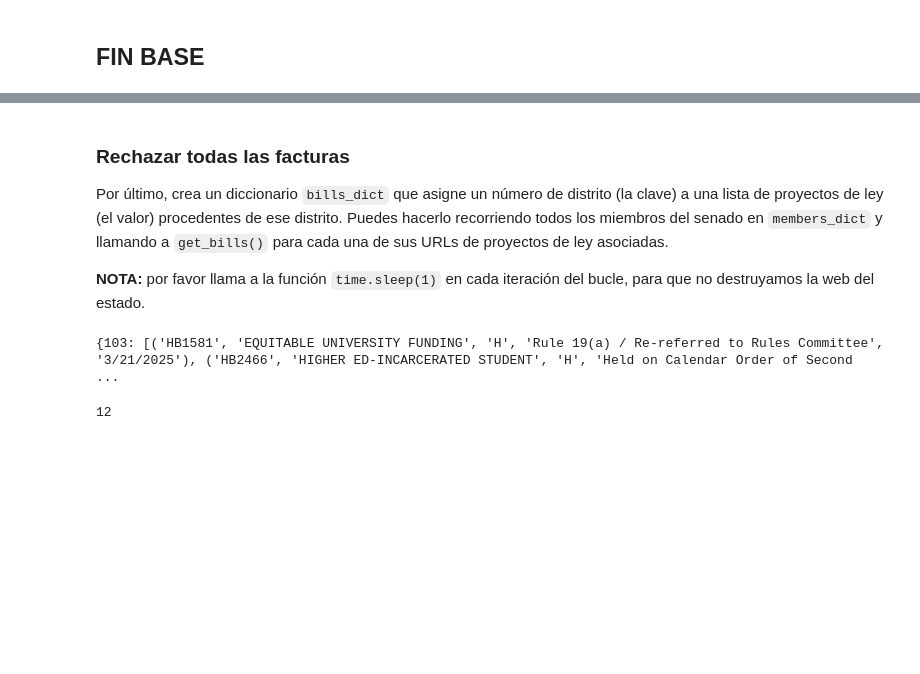
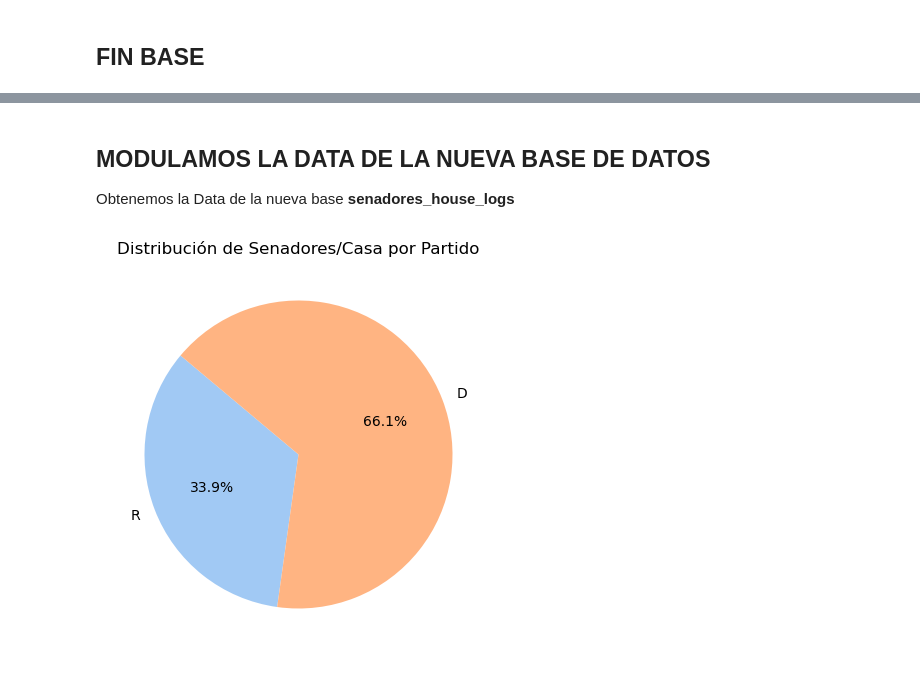
Before and after one commit to blassvelas1/CLASEFINAL, a Jupyter notebook: 02_web_scraping (1).ipynb, the cells around one changed output, grey strips where cells are left out. Drawn from its saved outputs; the diff is of its cells as text; code cells hidden in the pictures; blank space fills up the shorter version.

Commit message:
graficas

```diff
--- a/02_web_scraping (1).ipynb
+++ b/02_web_scraping (1).ipynb
@@ -865,6 +659,0 @@ get_bills(test_url)[0:5]
-# %% [markdown]
-### Rechazar todas las facturas
-
-Por último, crea un diccionario `bills_dict` que asigne un número de distrito (la clave) a una lista de proyectos de ley (el valor) procedentes de ese distrito. Puedes hacerlo recorriendo todos los miembros del senado en `members_dict` y llamando a `get_bills()` para cada una de sus URLs de proyectos de ley asociadas.
-
-**NOTA:** por favor llama a la función `time.sleep(1)` en cada iteración del bucle, para que no destruyamos la web del estado.
@@ -877,9 +660,43 @@ for member in senate_members[:5]:
-# %%
-print(bills_dict)
-# %% [output]
-{103: [('HB1581', 'EQUITABLE UNIVERSITY FUNDING', 'H', 'Rule 19(a) / Re-referred to Rules Committee', '3/21/2025'), ('HB2466', 'HIGHER ED-INCARCERATED STUDENT', 'H', 'Held on Calendar Order of Second  ...
-# %%
-# Uncomment to test your code
-len(bills_dict[103])
-# %% [output]
-12
+# %% [markdown]
+## **MODULAMOS LA DATA DE LA NUEVA BASE DE DATOS**
+Obtenemos la Data de la nueva base **senadores_house_logs**
+# %%
+import matplotlib.pyplot as plt
+import seaborn as sns
+import numpy as np
+import pandas as pd
+
+# Conectar a PostgreSQL y obtener los datos
+def get_data_from_db():
+    conn = psycopg2.connect(
+        database="senadores_house_logs",
+        user="postgres",
+        password="postgres",
+        host="localhost",
+        port="5432"
+    )
+    cursor = conn.cursor()
+
+    # Obtener distribución de senadores/casa por partido
+    cursor.execute("SELECT party, COUNT(*) FROM structured_logs GROUP BY party;")
+    party_data = cursor.fetchall()
+
+    # Obtener distribución de senadores/casa por distrito
+    cursor.execute("SELECT distrit, COUNT(*) FROM structured_logs GROUP BY distrit;")
+    district_data = cursor.fetchall()
+
+    conn.close()
+    return party_data, district_data
+
+# Graficar distribución de senadores/casa por partido
+def plot_pie_chart(party_data):
+    labels, sizes = zip(*party_data)
+    plt.figure(figsize=(5,5))
+    plt.pie(sizes, labels=labels, autopct='%1.1f%%', startangle=140, colors=sns.color_palette("pastel"))
+    plt.title("Distribución de Senadores/Casa por Partido")
+    plt.show()
+if __name__ == "__main__":
+    party_data, district_data = get_data_from_db()
+    plot_pie_chart(party_data)
+# %% [output]
+[figure, added]
```
Also changed, not shown: parts of 16 cells of this notebook.
